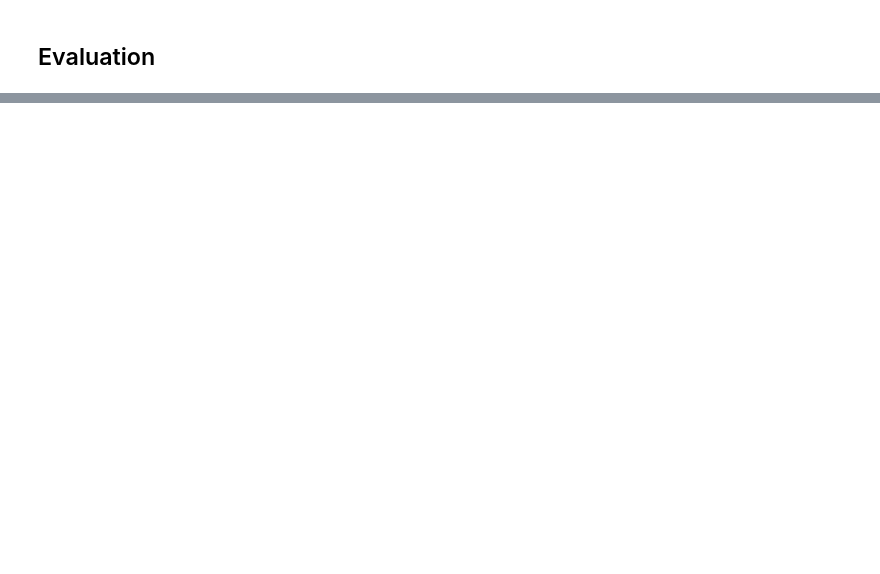
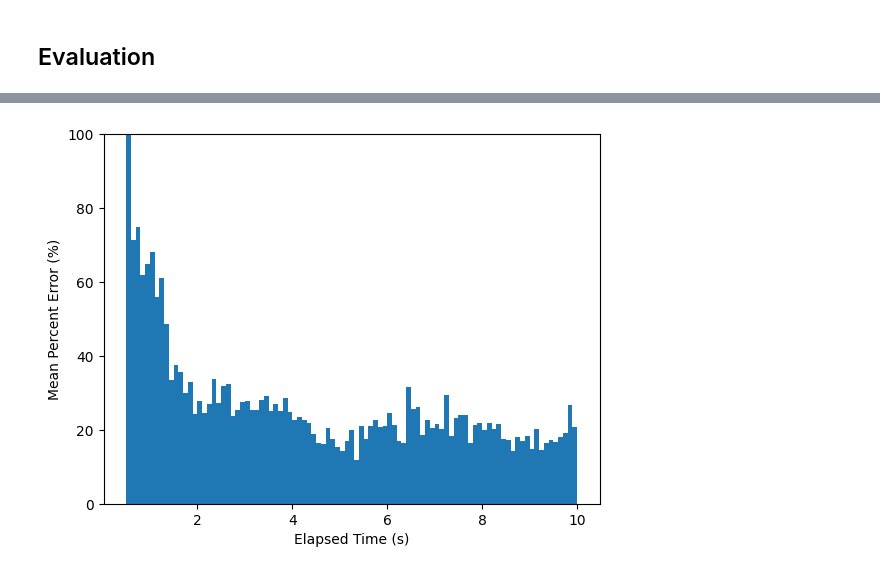
Before and after one commit to yuheho7749/netPeak, a Jupyter notebook: pipeline.ipynb, the cells around one changed output, grey strips where cells are left out. Saved outputs shown, nothing was run; the diff lists cells and outputs as text; code cells hidden in the pictures; blank space fills up the shorter version.

```diff
--- a/pipeline.ipynb
+++ b/pipeline.ipynb
@@ -109,0 +124,10 @@ plt.show()
+# %%
+k_vals, inv = np.unique(scaler.inverse_transform(X_test)[::, 0], return_inverse=True)
+ax = plt.axes()
+ax.bar(k_vals * WINDOW_SIZE_MS/1000.0, np.bincount(inv, weights=percent_error) / np.bincount(inv), width=WINDOW_SIZE_MS/1000.0, align='edge')
+ax.set_xlabel('Elapsed Time (s)')
+ax.set_ylabel('Mean Percent Error (%)')
+ax.set_ylim(0, 100)
+plt.show()
+# %% [output]
+[figure, added]
```
Also changed, not shown: parts of 4 cells of this notebook, 3 other files.
